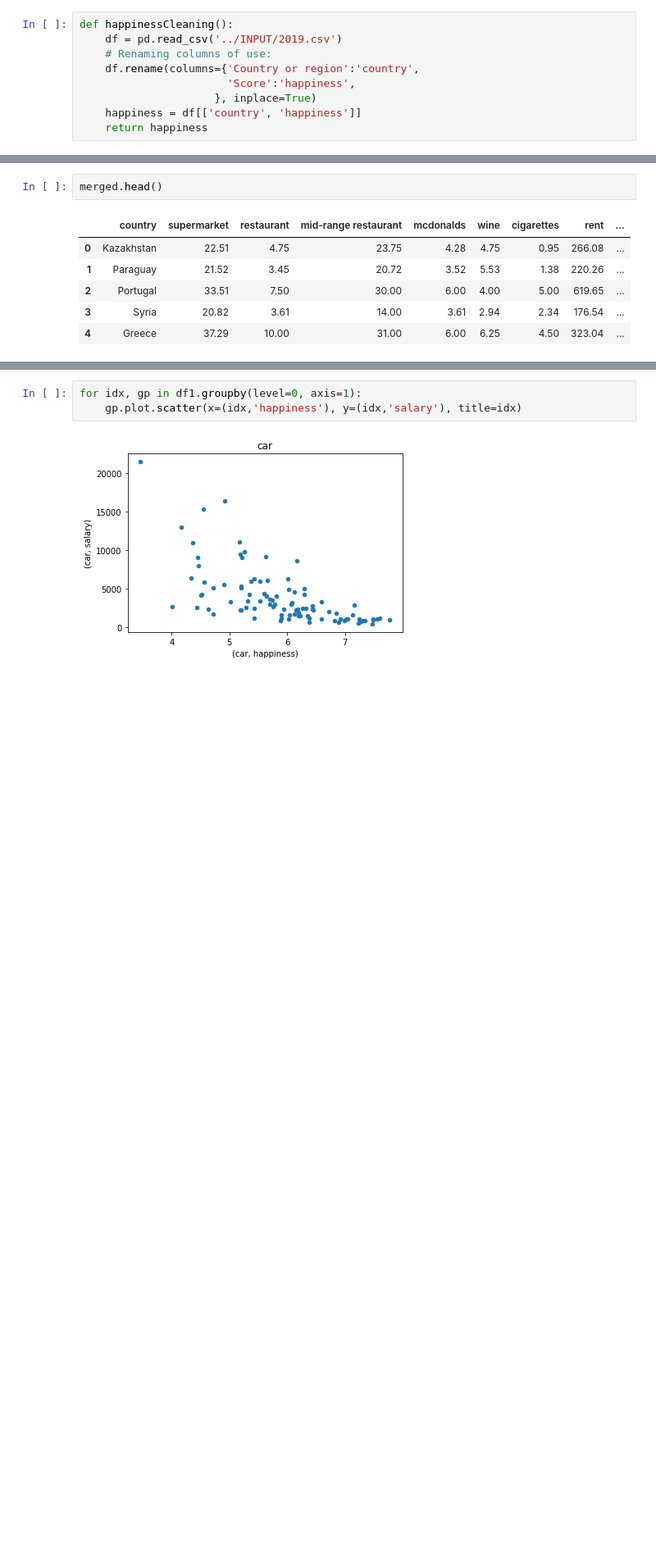
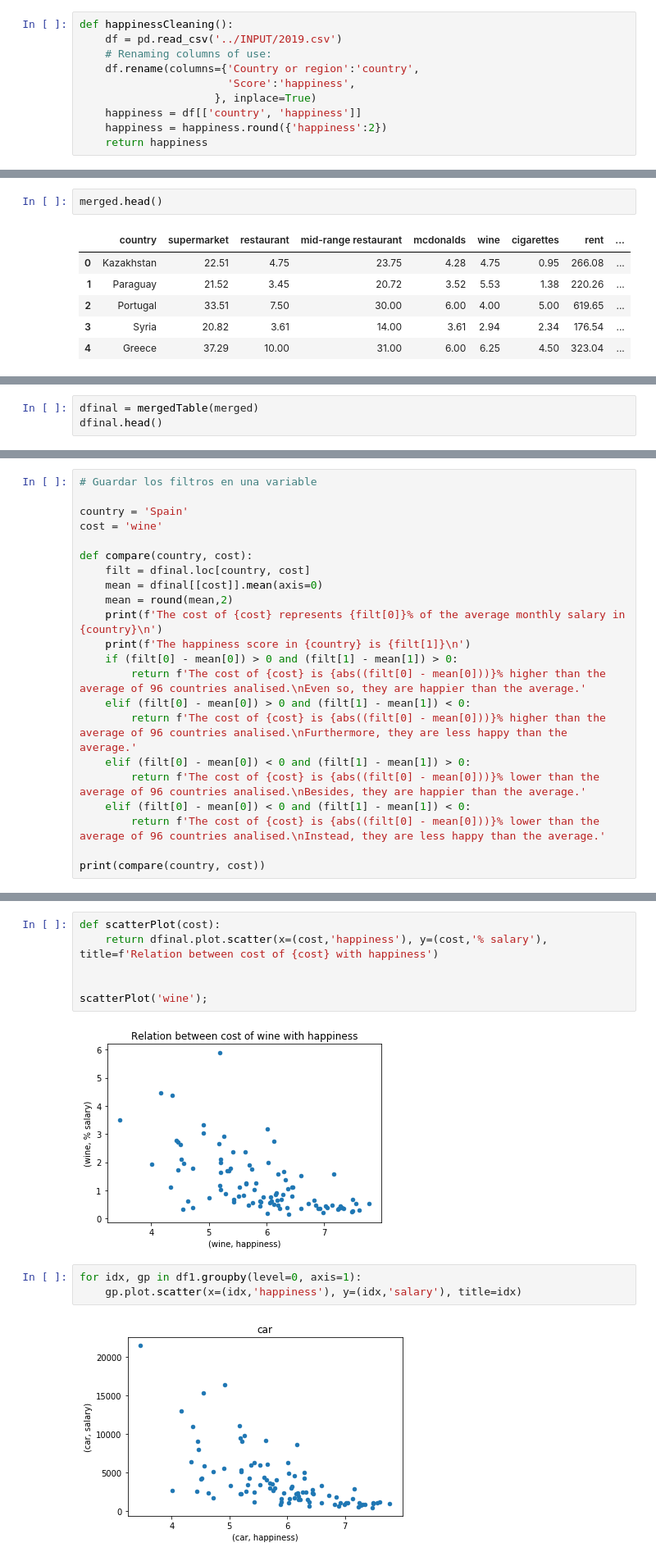
Before and after one commit to Marlenkaa/Project.2-Pipeline_CostsOfLivingImpact, a Jupyter notebook: scr/funciones.ipynb, the cells around one changed output, grey strips where cells are left out. Shown at 82% size. Drawn from its saved outputs; the diff is of its cells as text; blank space fills up the shorter version.

```diff
--- a/scr/funciones.ipynb
+++ b/scr/funciones.ipynb
@@ -56,6 +49,7 @@ def happinessCleaning():
                        'Score':'happiness',
                      }, inplace=True)
     happiness = df[['country', 'happiness']]
+    happiness = happiness.round({'happiness':2})
     return happiness
 # %%
 happiness = happinessCleaning()
@@ -162,0 +97,3 @@ df1
+# %%
+dfinal = mergedTable(merged)
+dfinal.head()
@@ -202,0 +131,22 @@ for idx, gp in df.groupby(level=0, axis=1):
+# %%
+# Guardar los filtros en una variable
+
+country = 'Spain'
+cost = 'wine'
+
+def compare(country, cost):
+    filt = dfinal.loc[country, cost]
+    mean = dfinal[[cost]].mean(axis=0)
+    mean = round(mean,2)
+    print(f'The cost of {cost} represents {filt[0]}% of the average monthly salary in {country}\n')
+    print(f'The happiness score in {country} is {filt[1]}\n')
+    if (filt[0] - mean[0]) > 0 and (filt[1] - mean[1]) > 0:
+        return f'The cost of {cost} is {abs((filt[0] - mean[0]))}% higher than the average of 96 countries analised.\nEven so, they are happier than the average.'
+    elif (filt[0] - mean[0]) > 0 and (filt[1] - mean[1]) < 0:
+        return f'The cost of {cost} is {abs((filt[0] - mean[0]))}% higher than the average of 96 countries analised.\nFurthermore, they are less happy than the average.'
+    elif (filt[0] - mean[0]) < 0 and (filt[1] - mean[1]) > 0:
+        return f'The cost of {cost} is {abs((filt[0] - mean[0]))}% lower than the average of 96 countries analised.\nBesides, they are happier than the average.'
+    elif (filt[0] - mean[0]) < 0 and (filt[1] - mean[1]) < 0:
+        return f'The cost of {cost} is {abs((filt[0] - mean[0]))}% lower than the average of 96 countries analised.\nInstead, they are less happy than the average.'
+
+print(compare(country, cost))
@@ -203,3 +160,11 @@ for idx, gp in df.groupby(level=0, axis=1):
+# %%
+def scatterPlot(cost):
+    return dfinal.plot.scatter(x=(cost,'happiness'), y=(cost,'% salary'), title=f'Relation between cost of {cost} with happiness')
+
+
+scatterPlot('wine');
+# %% [output]
+[figure, added]
 # %%
 for idx, gp in df1.groupby(level=0, axis=1):
     gp.plot.scatter(x=(idx,'happiness'), y=(idx,'salary'), title=idx)
```
Also changed, not shown: parts of 19 cells of this notebook, 3 other files.
